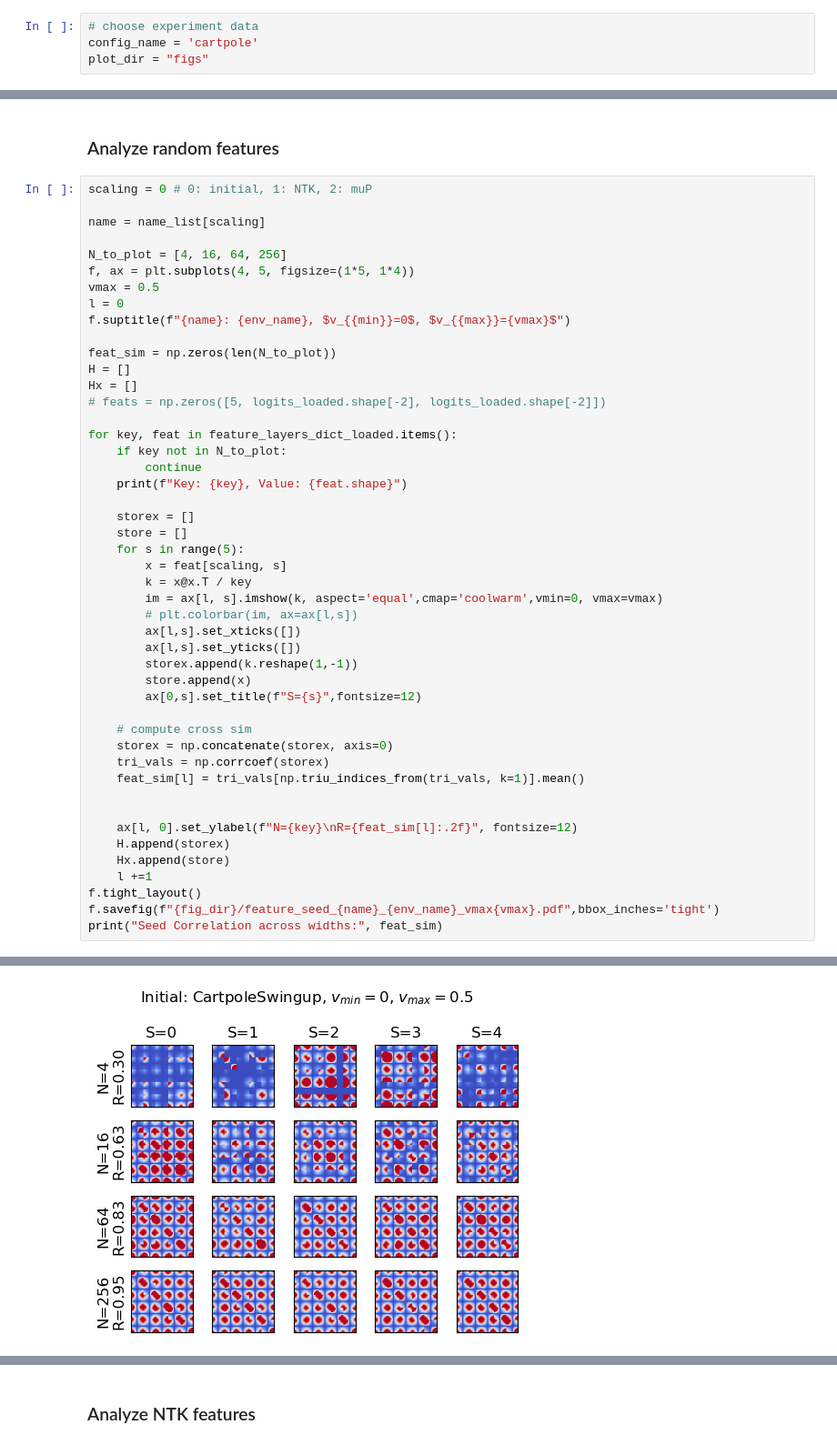
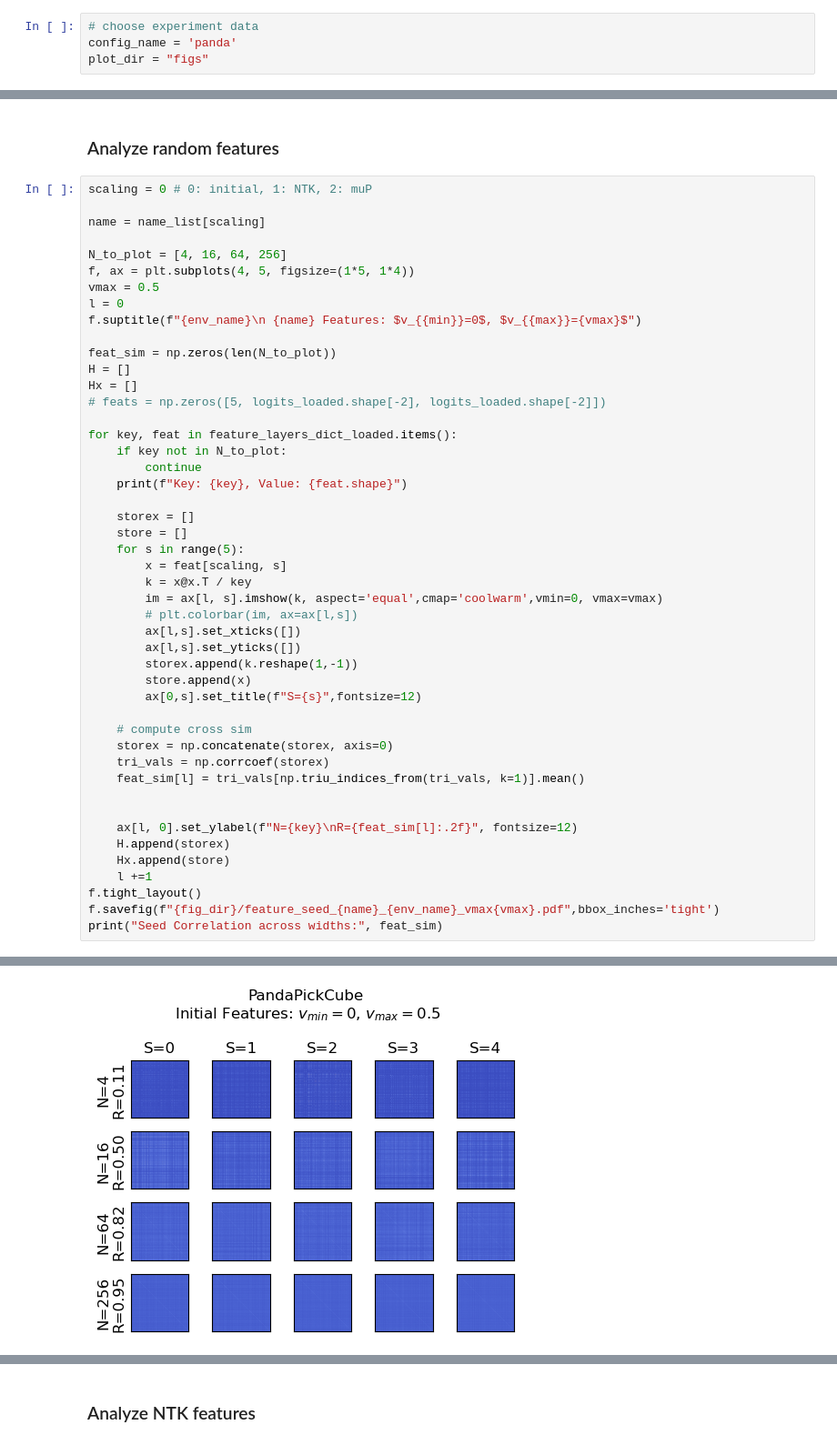
Before and after one commit to mgkumar138/mup_rl, a Jupyter notebook: analysis/features/plot_feature_kernels.ipynb, the cells around one changed output, grey strips where cells are left out. Shown at 91% size. Saved outputs shown, nothing was run; the diff lists cells and outputs as text.

```diff
--- a/analysis/features/plot_feature_kernels.ipynb
+++ b/analysis/features/plot_feature_kernels.ipynb
@@ -17,7 +17,7 @@ print(f"keys available: {old_configs.keys()}")
 keys available: dict_keys(['cartpole', 'panda', 'humanoid'])
 # %%
 # choose experiment data
-config_name = 'cartpole'
+config_name = 'panda'
 plot_dir = "figs"
 # %%
 config = old_configs[config_name]
@@ -135,7 +74,7 @@ N_to_plot = [4, 16, 64, 256]
 f, ax = plt.subplots(4, 5, figsize=(1*5, 1*4))
 vmax = 0.5
 l = 0
-f.suptitle(f"{name}: {env_name}, $v_{{min}}=0$, $v_{{max}}={vmax}$")
+f.suptitle(f"{env_name}\n {name} Features: $v_{{min}}=0$, $v_{{max}}={vmax}$")
 
 feat_sim = np.zeros(len(N_to_plot))
 H = []
@@ -182 +121 @@ Seed Correlation across widths: [0.30015286 0.62620777 0.83023635 0.94611105]
-[figure, old version]
+[figure, new version]
```
Also changed, not shown: parts of 21 cells of this notebook, 1 other file.
